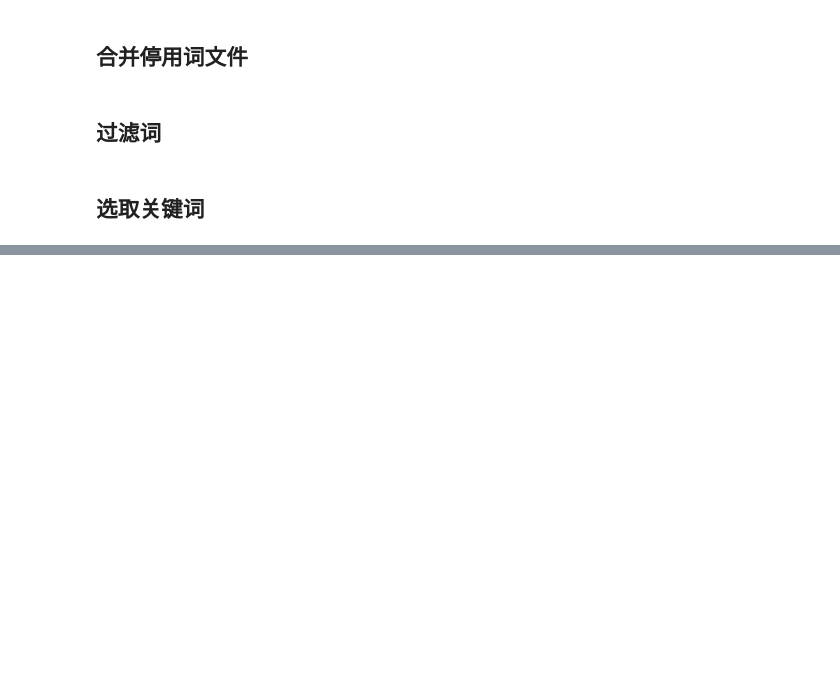
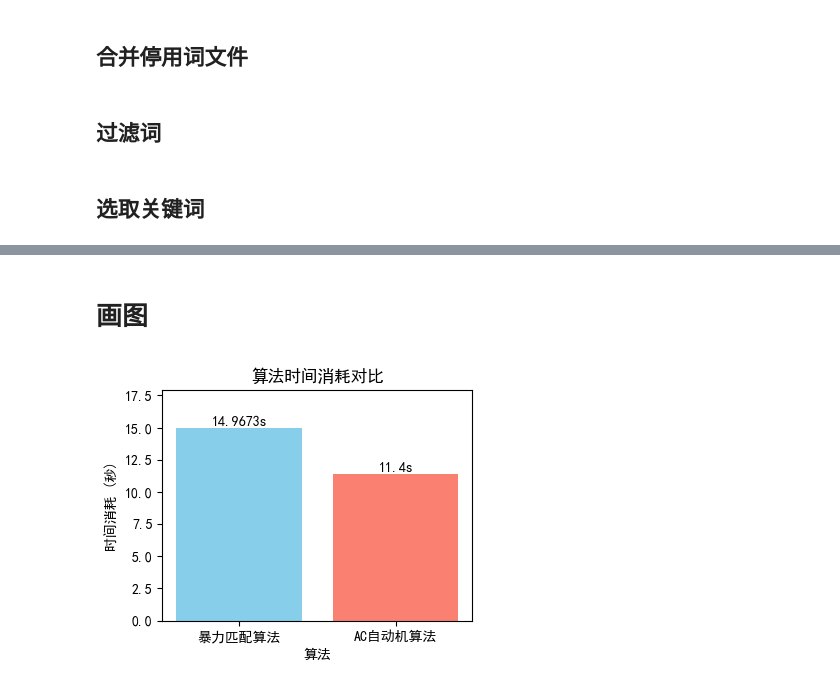
Before and after one commit to rookies233/CompKey, a Jupyter notebook: notebook/preprocessing.ipynb, the cells around one changed output, grey strips where cells are left out. Cells and saved outputs as stored; diff of their text form; code cells hidden in the pictures; blank space fills up the shorter version.

```diff
--- a/notebook/preprocessing.ipynb
+++ b/notebook/preprocessing.ipynb
@@ -200,0 +455,35 @@ if __name__ == "__main__":
+# %% [markdown]
+# 画图
+# %%
+import matplotlib.pyplot as plt
+import matplotlib.font_manager as fm
+
+# 注册字体
+plt.rcParams['font.sans-serif'] = ['SimHei']  # 使用黑体
+plt.rcParams['axes.unicode_minus'] = False  # 正常显示负号
+
+# 时间消耗数据
+algorithms = ['暴力匹配算法', 'AC自动机算法']
+time_costs = [14.9673, 11.40]  # 单位秒
+
+# 创建柱状图
+plt.figure(figsize=(4, 3))
+bar_plot = plt.bar(algorithms, time_costs, color=['skyblue', 'salmon'])
+
+# 添加数值标签
+for index, value in enumerate(time_costs):
+    plt.text(index, value, f'{value}s',
+             ha='center', va='bottom', fontsize=10)
+
+# 设置标题和坐标轴标签
+plt.title('算法时间消耗对比')
+plt.xlabel('算法')
+plt.ylabel('时间消耗 (秒)')
+
+# 调整y轴的范围以确保文本标签不会被截断
+plt.ylim(0, max(time_costs) * 1.2)
+
+# 显示图表
+plt.show()
+# %% [output]
+[figure, added]
```
Also changed, not shown: parts of 11 cells of this notebook.
